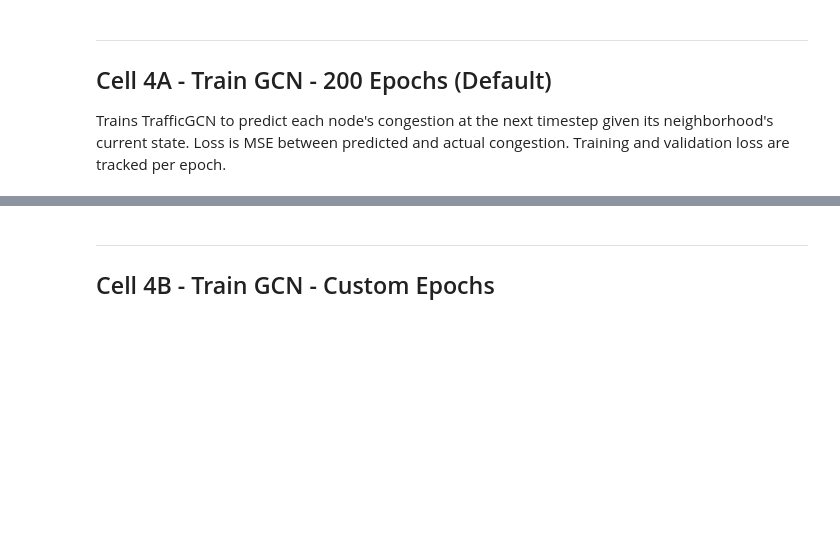
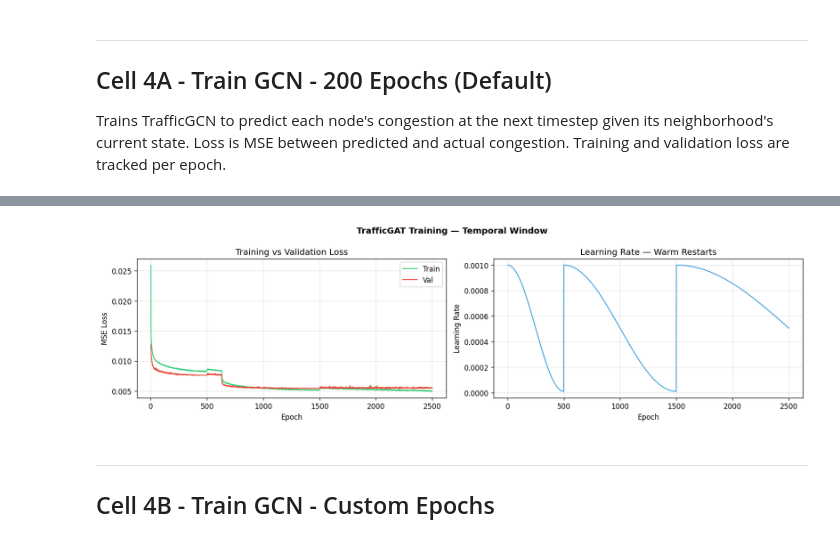
Before and after one commit to Andrew-Trautzsch/AdvAI-Final-Project, a Jupyter notebook: AdvAI_Final/gnn_routing.ipynb, the cells around one changed output, grey strips where cells are left out. Saved outputs shown, nothing was run; the diff lists cells and outputs as text; code cells hidden in the pictures; blank space fills up the shorter version.

```diff
--- a/AdvAI_Final/gnn_routing.ipynb
+++ b/AdvAI_Final/gnn_routing.ipynb
@@ -302,0 +273,97 @@ Checkpoint     : /users/PGS0295/atrautzs/AdvAI_Final/detection/models/gnn_routin
+# %%
+optimizer  = torch.optim.Adam(model.parameters(), lr=LR)
+criterion  = nn.MSELoss()
+scheduler  = torch.optim.lr_scheduler.CosineAnnealingWarmRestarts(
+    optimizer, T_0=500, T_mult=2, eta_min=1e-5
+)
+
+train_losses = []
+val_losses   = []
+lr_history   = []
+best_loss    = float('inf')
+
+print(f"Starting TrafficGAT training — temporal window approach")
+print(f"  Epochs       : {EPOCHS}")
+print(f"  Window size  : {WINDOW_SIZE} timesteps → predict next timestep")
+print(f"  Train windows: {len(train_x)}")
+print(f"  Val windows  : {len(val_x)}")
+print(f"  Optimizer    : Adam (lr={LR} → cosine warm restarts → 1e-5)")
+print(f"  Nodes        : {num_nodes}")
+print(f"  Edges        : {edge_index.shape[1]}")
+print()
+
+for epoch in range(1, EPOCHS + 1):
+    model.train()
+    epoch_loss = 0.0
+
+    # Shuffle window order each epoch
+    perm = torch.randperm(len(train_x))
+
+    for idx in perm:
+        x_win = train_x[idx]   # [num_nodes, WINDOW_SIZE]
+        y_win = train_y[idx]   # [num_nodes]
+
+        optimizer.zero_grad()
+
+        # Noise augmentation
+        noise = torch.randn_like(x_win) * 0.05
+        pred  = model(x_win + noise, edge_index)
+        loss  = criterion(pred, y_win)
+        loss.backward()
+        optimizer.step()
+
+        epoch_loss += loss.item()
+
+    scheduler.step()
+
+    avg_train_loss = epoch_loss / len(train_x)
+    train_losses.append(avg_train_loss)
+    lr_history.append(optimizer.param_groups[0]['lr'])
+
+    # Validation
+    model.eval()
+    with torch.no_grad():
+        val_loss = 0.0
+        for idx in range(len(val_x)):
+            pred     = model(val_x[idx], edge_index)
+            val_loss += criterion(pred, val_y[idx]).item()
+        avg_val_loss = val_loss / len(val_x)
+        val_losses.append(avg_val_loss)
+
+    if avg_val_loss < best_loss:
+        best_loss = avg_val_loss
+        torch.save(model.state_dict(), GNN_CKPT)
+
+    if epoch % 100 == 0 or epoch == 1:
+        print(f"  Epoch {epoch:>5}/{EPOCHS}   train: {avg_train_loss:.6f}   val: {avg_val_loss:.6f}   best: {best_loss:.6f}   lr: {optimizer.param_groups[0]['lr']:.6f}")
+
+print()
+print(f"Training complete.")
+print(f"Best val loss  : {best_loss:.6f}")
+print(f"Checkpoint     : {GNN_CKPT}")
+
+# Plot loss curves
+fig, axes = plt.subplots(1, 2, figsize=(14, 4))
+fig.suptitle('TrafficGAT Training — Temporal Window', fontsize=12, fontweight='bold')
+
+axes[0].plot(range(1, EPOCHS + 1), train_losses, color='#2ecc71', linewidth=1.2, label='Train')
+axes[0].plot(range(1, EPOCHS + 1), val_losses,   color='#e74c3c', linewidth=1.2, label='Val')
+axes[0].set_xlabel('Epoch')
+axes[0].set_ylabel('MSE Loss')
+axes[0].set_title('Training vs Validation Loss')
+axes[0].legend()
+axes[0].grid(True, alpha=0.3)
+
+axes[1].plot(range(1, EPOCHS + 1), lr_history, color='#3498db', linewidth=1.2)
+axes[1].set_xlabel('Epoch')
+axes[1].set_ylabel('Learning Rate')
+axes[1].set_title('Learning Rate — Warm Restarts')
+axes[1].grid(True, alpha=0.3)
+
+plt.tight_layout()
+loss_path = os.path.join(OUTPUT_DIR, 'gnn_training_loss.png')
+plt.savefig(loss_path, dpi=120, bbox_inches='tight')
+plt.close()
+shutil.copy(loss_path, os.path.join(WEBSITE_DIR, 'gnn_training_loss.png'))
+ipy_display(IPyImage(filename=loss_path))
+# %% [output]
@@ -303,3 +387,4 @@ Checkpoint     : /users/PGS0295/atrautzs/AdvAI_Final/detection/models/gnn_routin
+[figure, added]
 # %% [markdown]
 ---
 ## Cell 4B - Train GCN - Custom Epochs
```
Also changed, not shown: parts of 7 cells of this notebook, 1 other file.
